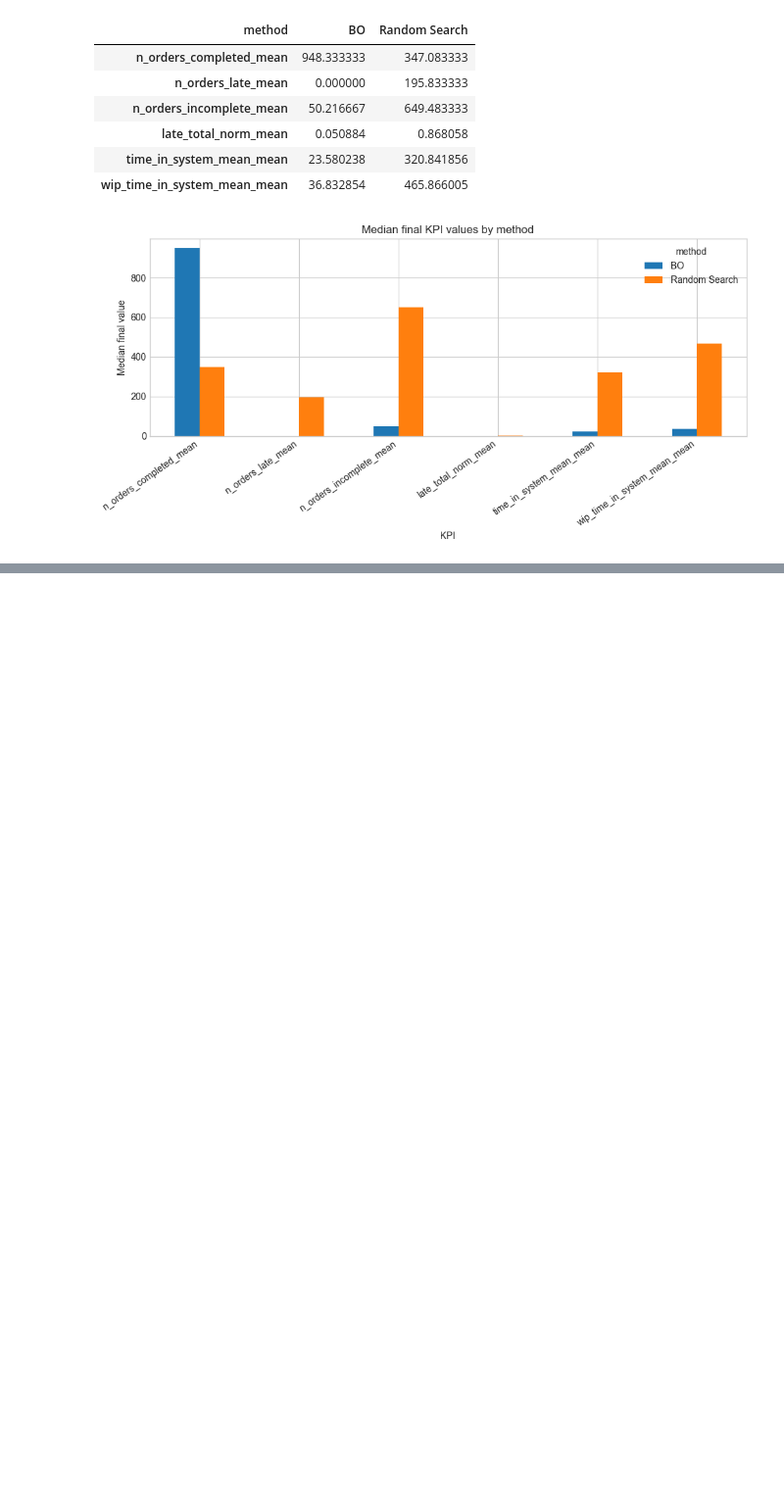
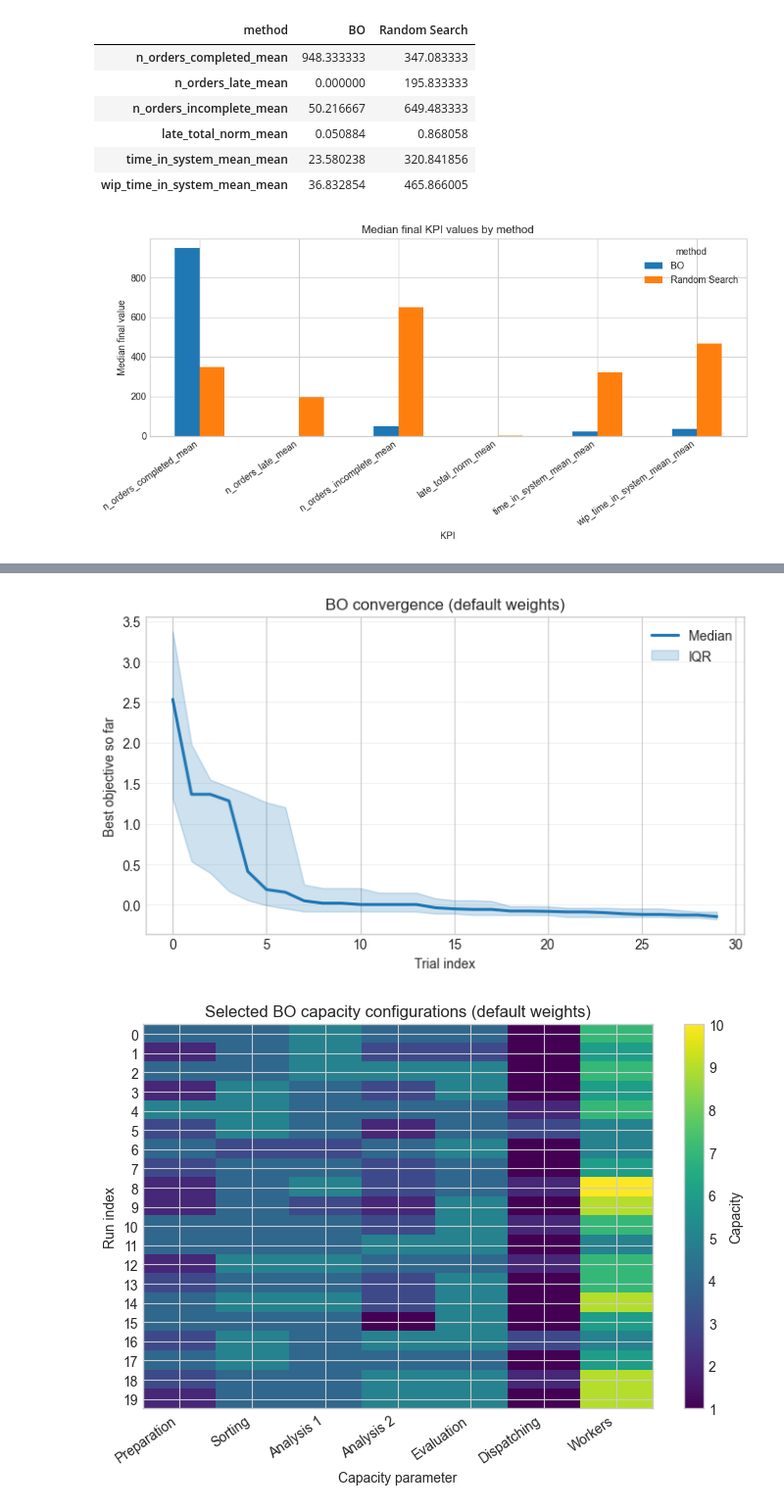
Before and after one commit to Dmfefnf/BA-Simulation-Optimization, a Jupyter notebook: BO/multi_run_analysis.ipynb, the cells around one changed output, grey strips where cells are left out. Shown at 98% size. Drawn from its saved outputs; the diff is of its cells as text; code cells hidden in the pictures; blank space fills up the shorter version.

```diff
--- a/BO/multi_run_analysis.ipynb
+++ b/BO/multi_run_analysis.ipynb
@@ -309,0 +314,78 @@ else:
+# %%
+# Thesis figure export: BO convergence and selected capacities
+from pathlib import Path
+import numpy as np
+import pandas as pd
+import matplotlib.pyplot as plt
+
+FIGURE_DIR = Path("../../Thesis/BA/figures/bo_results")
+FIGURE_DIR.mkdir(parents=True, exist_ok=True)
+
+capacity_columns = [
+    "preparation_capacity",
+    "sorting_capacity",
+    "analysis1_capacity",
+    "analysis2_capacity",
+    "evaluation_capacity",
+    "dispatching_capacity",
+    "worker_capacity",
+]
+capacity_labels = [
+    "Preparation",
+    "Sorting",
+    "Analysis 1",
+    "Analysis 2",
+    "Evaluation",
+    "Dispatching",
+    "Workers",
+]
+
+trials = pd.read_csv(RESULTS_DIR / "bo_all_trials.csv")
+bo_trials = trials[trials["method"].str.lower() == "bo"].copy()
+bo_trials = bo_trials.sort_values(["run_index", "trial_index"])
+if "best_objective_so_far" not in bo_trials.columns:
+    bo_trials["best_objective_so_far"] = bo_trials.groupby("run_index")["objective_mean"].cummin()
+
+curve = (
+    bo_trials.groupby("trial_index")["best_objective_so_far"]
+    .agg(median="median", q1=lambda s: s.quantile(0.25), q3=lambda s: s.quantile(0.75))
+    .reset_index()
+)
+
+fig, ax = plt.subplots(figsize=(7.0, 4.2))
+x = curve["trial_index"].to_numpy(dtype=float)
+median = curve["median"].to_numpy(dtype=float)
+q1 = curve["q1"].to_numpy(dtype=float)
+q3 = curve["q3"].to_numpy(dtype=float)
+ax.plot(x, median, color="#1f77b4", linewidth=2.2, label="Median")
+ax.fill_between(x, q1, q3, color="#1f77b4", alpha=0.22, label="IQR")
+ax.set_title("BO convergence (default weights)")
+ax.set_xlabel("Trial index")
+ax.set_ylabel("Best objective so far")
+ax.grid(True, axis="y", alpha=0.25)
+ax.legend(frameon=False)
+fig.tight_layout()
+for ext in ["pdf", "png"]:
+    fig.savefig(FIGURE_DIR / f"bo_default_convergence_median_iqr.{ext}", dpi=300, bbox_inches="tight")
+plt.show()
+
+best_parameters = pd.read_csv(BEST_PARAMETERS_FILE)
+bo_best = best_parameters[best_parameters["method"].str.lower() == "bo"].sort_values("run_index")
+heatmap_data = bo_best[capacity_columns].to_numpy(dtype=float)
+
+fig, ax = plt.subplots(figsize=(7.2, 5.2))
+image = ax.imshow(heatmap_data, aspect="auto", cmap="viridis")
+ax.set_title("Selected BO capacity configurations (default weights)")
+ax.set_xlabel("Capacity parameter")
+ax.set_ylabel("Run index")
+ax.set_xticks(np.arange(len(capacity_labels)), capacity_labels, rotation=35, ha="right")
+ax.set_yticks(np.arange(len(bo_best)), bo_best["run_index"].astype(int))
+colorbar = fig.colorbar(image, ax=ax)
+colorbar.set_label("Capacity")
+fig.tight_layout()
+for ext in ["pdf", "png"]:
+    fig.savefig(FIGURE_DIR / f"bo_default_best_capacity_heatmap.{ext}", dpi=300, bbox_inches="tight")
+plt.show()
+# %% [output]
+[figure, added]
+[figure, added]
```
Also changed, not shown: parts of 5 cells of this notebook, 4 other files.
